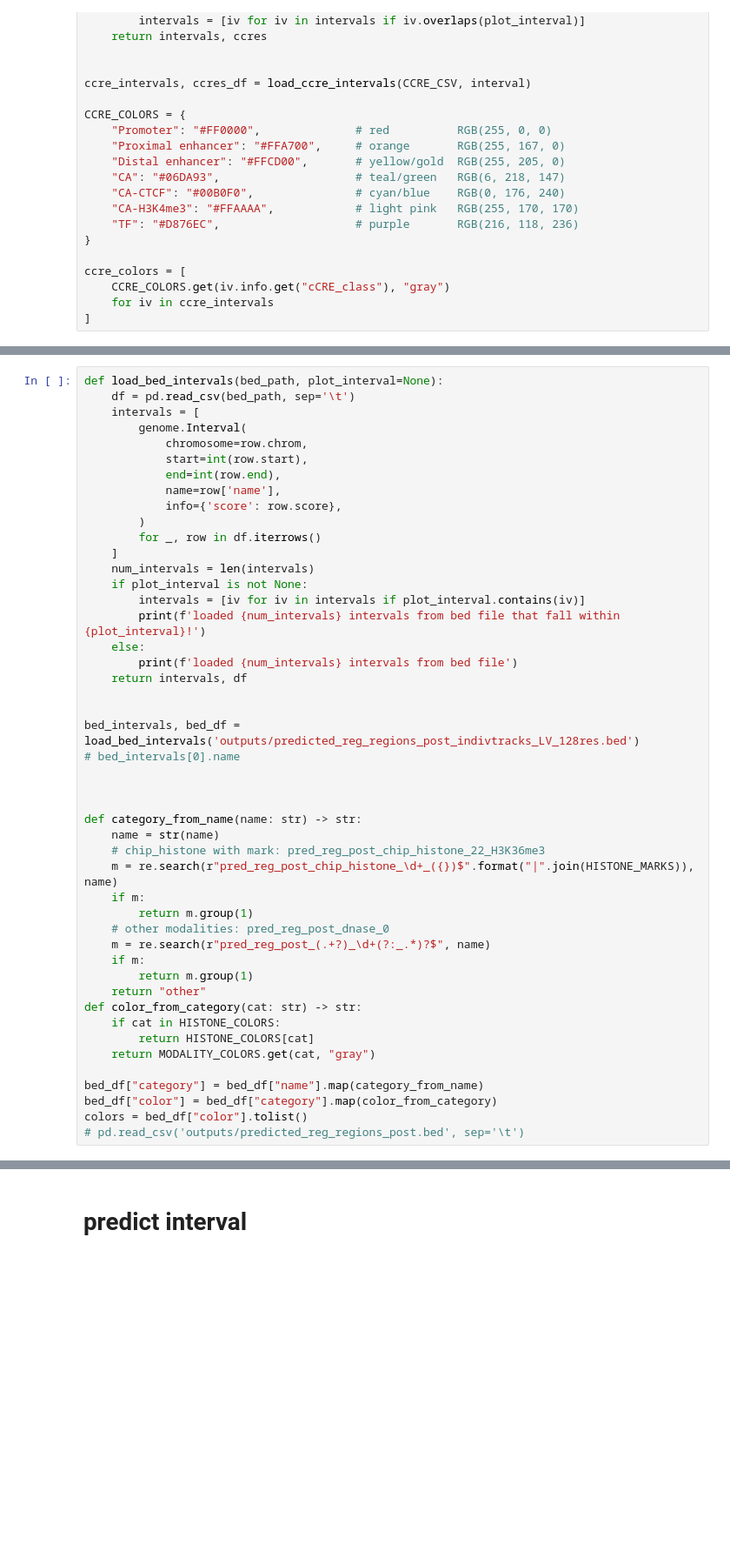
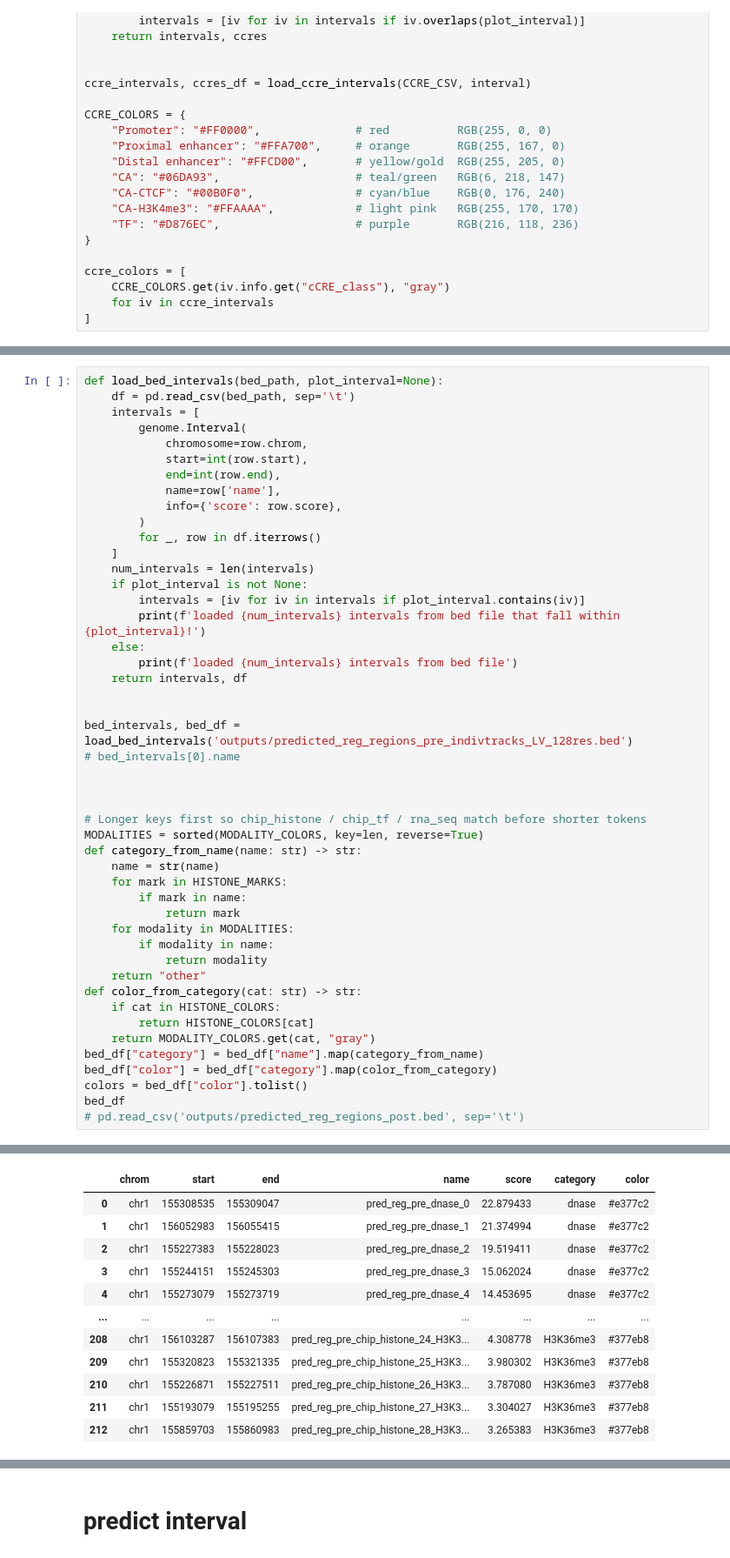
Before and after one commit to cralbers/variant-effects, a Jupyter notebook: osc/predict_reg_regions_osc.ipynb, the cells around one changed output, grey strips where cells are left out. Shown at 87% size. Cells and saved outputs as stored; diff of their text form; blank space fills up the shorter version.

```diff
--- a/osc/predict_reg_regions_osc.ipynb
+++ b/osc/predict_reg_regions_osc.ipynb
@@ -200,29 +202,29 @@ def load_bed_intervals(bed_path, plot_interval=None):
     return intervals, df
 
 
-bed_intervals, bed_df = load_bed_intervals('outputs/predicted_reg_regions_post_indivtracks_LV_128res.bed')
+bed_intervals, bed_df = load_bed_intervals('outputs/predicted_reg_regions_pre_indivtracks_LV_128res.bed')
 # bed_intervals[0].name
 
 
 
+# Longer keys first so chip_histone / chip_tf / rna_seq match before shorter tokens
+MODALITIES = sorted(MODALITY_COLORS, key=len, reverse=True)
 def category_from_name(name: str) -> str:
     name = str(name)
-    # chip_histone with mark: pred_reg_post_chip_histone_22_H3K36me3
-    m = re.search(r"pred_reg_post_chip_histone_\d+_({})$".format("|".join(HISTONE_MARKS)), name)
-    if m:
-        return m.group(1)
-    # other modalities: pred_reg_post_dnase_0
-    m = re.search(r"pred_reg_post_(.+?)_\d+(?:_.*)?$", name)
-    if m:
-        return m.group(1)
+    for mark in HISTONE_MARKS:
+        if mark in name:
+            return mark
+    for modality in MODALITIES:
+        if modality in name:
+            return modality
     return "other"
 def color_from_category(cat: str) -> str:
     if cat in HISTONE_COLORS:
         return HISTONE_COLORS[cat]
     return MODALITY_COLORS.get(cat, "gray")
-
 bed_df["category"] = bed_df["name"].map(category_from_name)
 bed_df["color"] = bed_df["category"].map(color_from_category)
 colors = bed_df["color"].tolist()
+bed_df
 # pd.read_csv('outputs/predicted_reg_regions_post.bed', sep='\t')
 # %% [output]
@@ -229,0 +232,12 @@ loaded 193 intervals from bed file
+|  | chrom | start | end | name | score | category | color |
+| 0 | chr1 | 155308535 | 155309047 | pred_reg_pre_dnase_0 | 22.879433 | dnase | #e377c2 |
+| 1 | chr1 | 156052983 | 156055415 | pred_reg_pre_dnase_1 | 21.374994 | dnase | #e377c2 |
+| 2 | chr1 | 155227383 | 155228023 | pred_reg_pre_dnase_2 | 19.519411 | dnase | #e377c2 |
+| 3 | chr1 | 155244151 | 155245303 | pred_reg_pre_dnase_3 | 15.062024 | dnase | #e377c2 |
+| 4 | chr1 | 155273079 | 155273719 | pred_reg_pre_dnase_4 | 14.453695 | dnase | #e377c2 |
+| ... | ... | ... | ... | ... | ... | ... | ... |
+| 208 | chr1 | 156103287 | 156107383 | pred_reg_pre_chip_histone_24_H3K3... | 4.308778 | H3K36me3 | #377eb8 |
+| 209 | chr1 | 155320823 | 155321335 | pred_reg_pre_chip_histone_25_H3K3... | 3.980302 | H3K36me3 | #377eb8 |
+| 210 | chr1 | 155226871 | 155227511 | pred_reg_pre_chip_histone_26_H3K3... | 3.787080 | H3K36me3 | #377eb8 |
+| 211 | chr1 | 155193079 | 155195255 | pred_reg_pre_chip_histone_27_H3K3... | 3.304027 | H3K36me3 | #377eb8 |
+| 212 | chr1 | 155859703 | 155860983 | pred_reg_pre_chip_histone_28_H3K3... | 3.265383 | H3K36me3 | #377eb8 |
```
Also changed, not shown: parts of 9 cells of this notebook, 2 other files.
